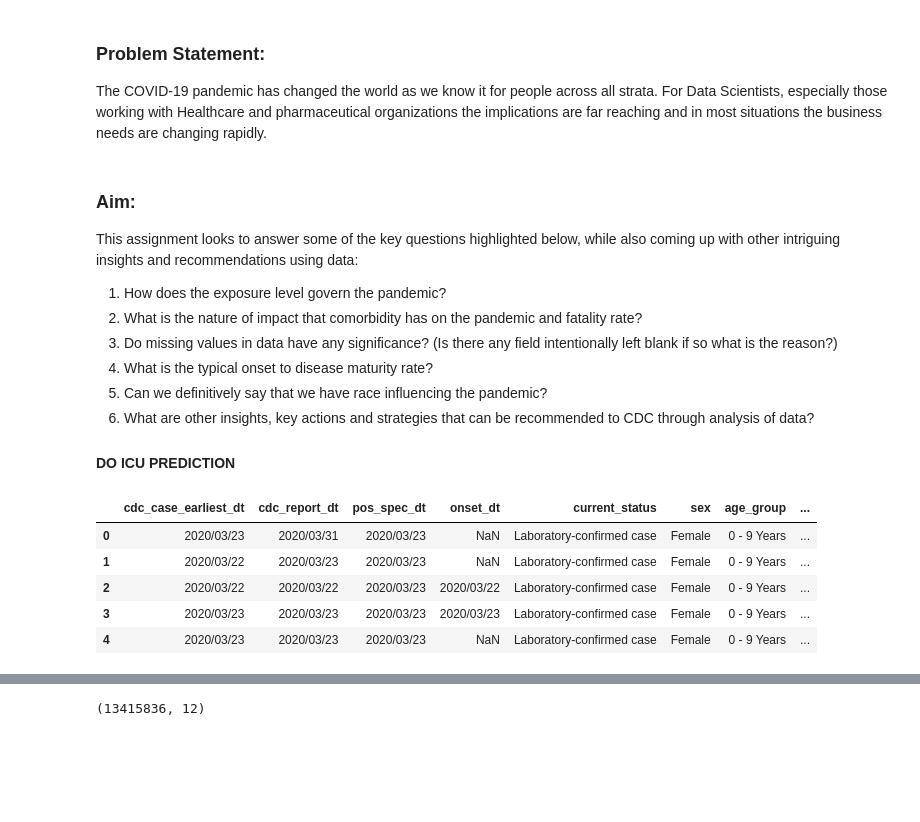
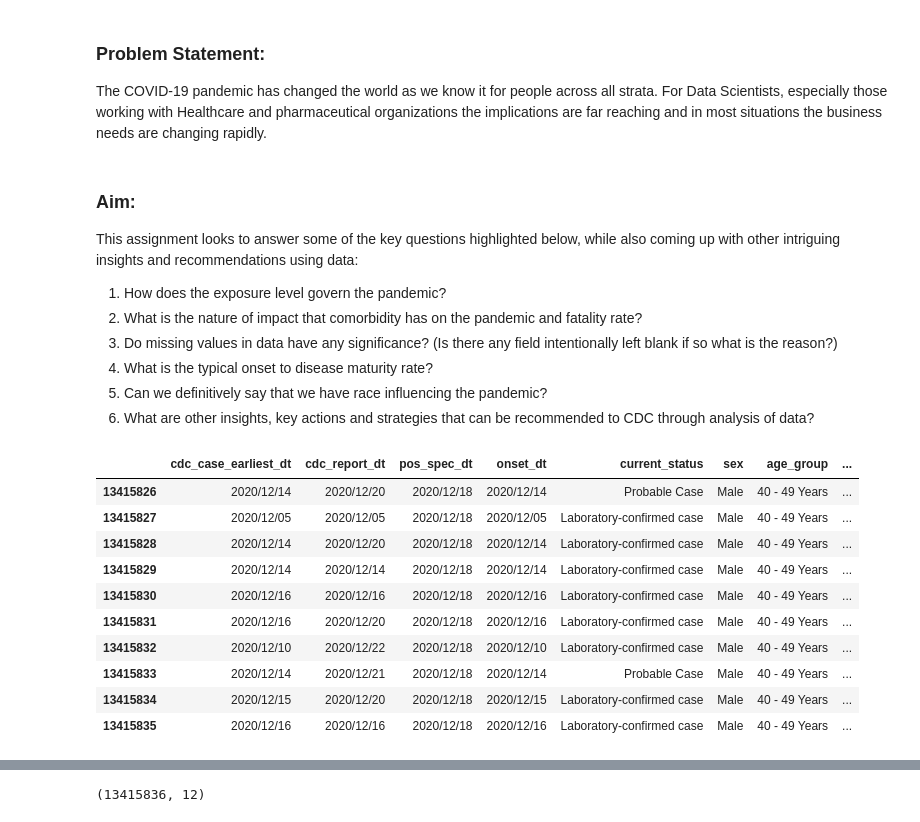
Before and after one commit to shaurya172/CDC-Data---COVID19, a Jupyter notebook: COVID-19 - Final.ipynb, the cells around one changed output, grey strips where cells are left out. Saved outputs shown, nothing was run; the diff lists cells and outputs as text; code cells hidden in the pictures; blank space fills up the shorter version.

```diff
--- a/COVID-19 - Final.ipynb
+++ b/COVID-19 - Final.ipynb
@@ -24,17 +24,20 @@ what is the reason?)
 5. Can we definitively say that we have race influencing the pandemic?
 6. What are other insights, key actions and strategies that can be recommended to CDC through
 analysis of data?
-
-#### DO ICU PREDICTION
 # %%
 df = pd.read_csv('COVID-19_Case_Surveillance_Public_Use_Data.csv')
-# %%
-df.head()
-# %% [output]
-|  | cdc_case_earliest_dt | cdc_report_dt | pos_spec_dt | onset_dt | current_status | sex | age_group | ... |
-| 0 | 2020/03/23 | 2020/03/31 | 2020/03/23 | NaN | Laboratory-confirmed case | Female | 0 - 9 Years | ... |
-| 1 | 2020/03/22 | 2020/03/23 | 2020/03/23 | NaN | Laboratory-confirmed case | Female | 0 - 9 Years | ... |
-| 2 | 2020/03/22 | 2020/03/22 | 2020/03/23 | 2020/03/22 | Laboratory-confirmed case | Female | 0 - 9 Years | ... |
-| 3 | 2020/03/23 | 2020/03/23 | 2020/03/23 | 2020/03/23 | Laboratory-confirmed case | Female | 0 - 9 Years | ... |
-| 4 | 2020/03/23 | 2020/03/23 | 2020/03/23 | NaN | Laboratory-confirmed case | Female | 0 - 9 Years | ... |
+# %%
+df.tail(10)
+# %% [output]
+|  | cdc_case_earliest_dt | cdc_report_dt | pos_spec_dt | onset_dt | current_status | sex | age_group | ... |
+| 13415826 | 2020/12/14 | 2020/12/20 | 2020/12/18 | 2020/12/14 | Probable Case | Male | 40 - 49 Years | ... |
+| 13415827 | 2020/12/05 | 2020/12/05 | 2020/12/18 | 2020/12/05 | Laboratory-confirmed case | Male | 40 - 49 Years | ... |
+| 13415828 | 2020/12/14 | 2020/12/20 | 2020/12/18 | 2020/12/14 | Laboratory-confirmed case | Male | 40 - 49 Years | ... |
+| 13415829 | 2020/12/14 | 2020/12/14 | 2020/12/18 | 2020/12/14 | Laboratory-confirmed case | Male | 40 - 49 Years | ... |
+| 13415830 | 2020/12/16 | 2020/12/16 | 2020/12/18 | 2020/12/16 | Laboratory-confirmed case | Male | 40 - 49 Years | ... |
+| 13415831 | 2020/12/16 | 2020/12/20 | 2020/12/18 | 2020/12/16 | Laboratory-confirmed case | Male | 40 - 49 Years | ... |
+| 13415832 | 2020/12/10 | 2020/12/22 | 2020/12/18 | 2020/12/10 | Laboratory-confirmed case | Male | 40 - 49 Years | ... |
+| 13415833 | 2020/12/14 | 2020/12/21 | 2020/12/18 | 2020/12/14 | Probable Case | Male | 40 - 49 Years | ... |
+| 13415834 | 2020/12/15 | 2020/12/20 | 2020/12/18 | 2020/12/15 | Laboratory-confirmed case | Male | 40 - 49 Years | ... |
+| 13415835 | 2020/12/16 | 2020/12/16 | 2020/12/18 | 2020/12/16 | Laboratory-confirmed case | Male | 40 - 49 Years | ... |
 # %% [markdown]
```
Also changed, not shown: parts of 65 cells of this notebook.
